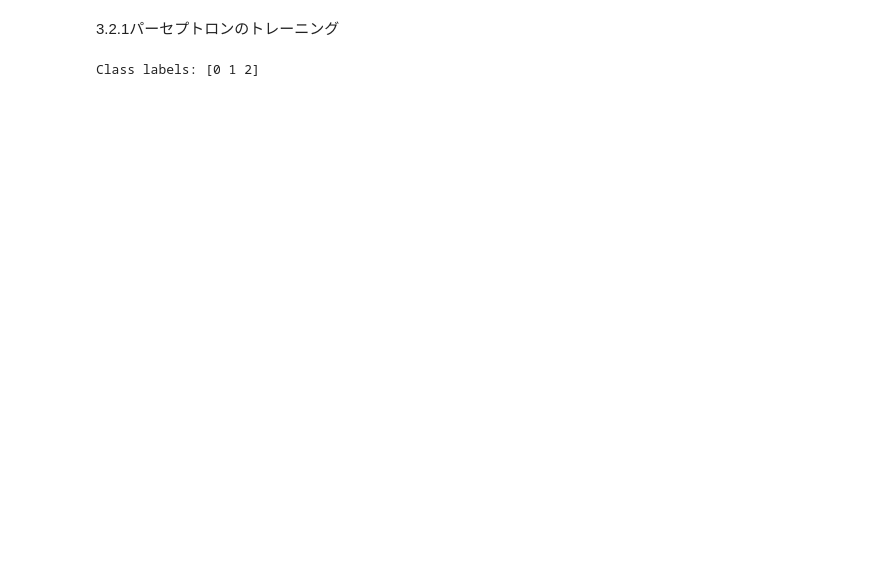
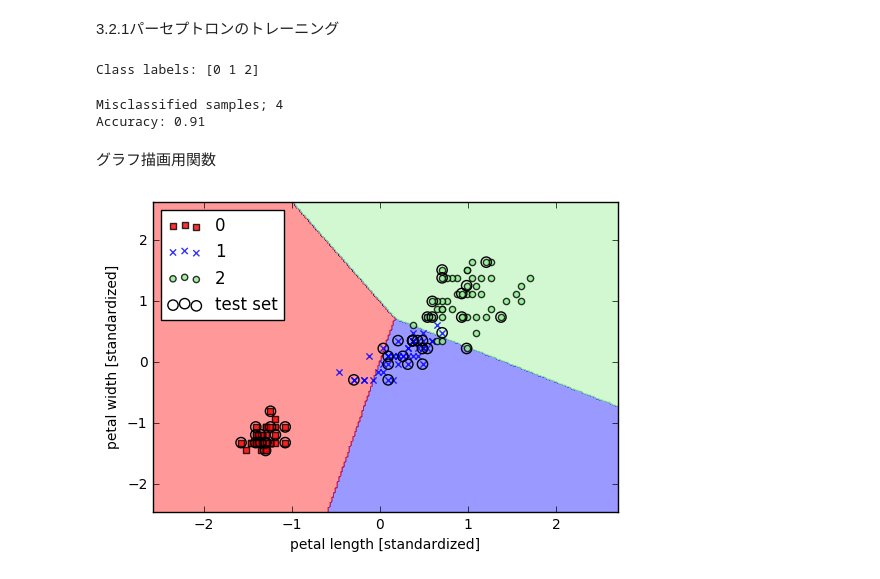
Before and after one commit to ishii0514/python_machine_learning, a Jupyter notebook: chap3/3.2_first_step.ipynb, the cells around one changed output. Drawn from its saved outputs; the diff is of its cells as text; code cells hidden in the pictures; blank space fills up the shorter version.

```diff
--- a/chap3/3.2_first_step.ipynb
+++ b/chap3/3.2_first_step.ipynb
@@ -27,3 +27,57 @@ sc.fit(X_train)
 # 上記を使って標準化
 X_train_std = sc.transform(X_train)
 X_test_std = sc.transform(X_test)
+
+# トレーニング
+from sklearn.linear_model import Perceptron
+ppn = Perceptron(n_iter=40, eta0=0.1, random_state=0, shuffle=True)
+ppn.fit(X_train_std, y_train)
+
+# テストデータで予測
+y_pred = ppn.predict(X_test_std)
+
+# 誤分類の数(全体45個)
+print('Misclassified samples; %d' % (y_test != y_pred).sum())
+
+# 正解率
+from sklearn.metrics import accuracy_score
+print('Accuracy: %.2f' % accuracy_score(y_test, y_pred))
+# %% [output]
+Misclassified samples; 4
+Accuracy: 0.91
+# %% [markdown]
+グラフ描画用関数
+# %%
+from matplotlib.colors import ListedColormap
+import matplotlib.pyplot as plt
+def plot_decision_regions(X, y, classifier, test_idx=None, resolution=0.02):
+    markers = ('s', 'x', 'o', '^', 'v')
+    colors = ('red', 'blue', 'lightgreen', 'gray', 'cyan')
+    cmap = ListedColormap(colors[:len(np.unique(y))])
+
+    x1_min, x1_max = X[:, 0].min() - 1,  X[:, 0].max() + 1
+    x2_min, x2_max = X[:, 1].min() - 1,  X[:, 1].max() + 1
+    xx1, xx2 = np.meshgrid(np.arange(x1_min, x1_max, resolution),np.arange(x2_min, x2_max, resolution))
+
+    Z = classifier.predict(np.array([xx1.ravel(), xx2.ravel()]).T)
+    Z = Z.reshape(xx1.shape)
+    plt.contourf(xx1, xx2, Z, alpha=0.4, cmap=cmap)
+    plt.xlim(xx1.min(),xx1.max())
+    plt.ylim(xx2.min(),xx2.max())
+
+    for idx, cl in enumerate(np.unique(y)):
+        plt.scatter(x=X[y == cl , 0], y=X[y == cl, 1], alpha=0.8, c=cmap(idx), marker=markers[idx], label=cl)
+
+    if test_idx:
+        X_test, y_test = X[test_idx, :], y[test_idx]
+        plt.scatter(X_test[:,0], X_test[:,1], c='', alpha=1.0, linewidths=1, marker='o', s=55, label='test set')
+# %%
+X_combined_std = np.vstack((X_train_std,X_test_std))
+y_combined = np.hstack((y_train, y_test))
+plot_decision_regions(X=X_combined_std,y=y_combined, classifier=ppn, test_idx=range(105,150))
+plt.xlabel('petal length [standardized]')
+plt.ylabel('petal width [standardized]')
+plt.legend(loc='upper left')
+plt.show()
+# %% [output]
+[figure, added]
```
Also changed, not shown: 1 other file.
